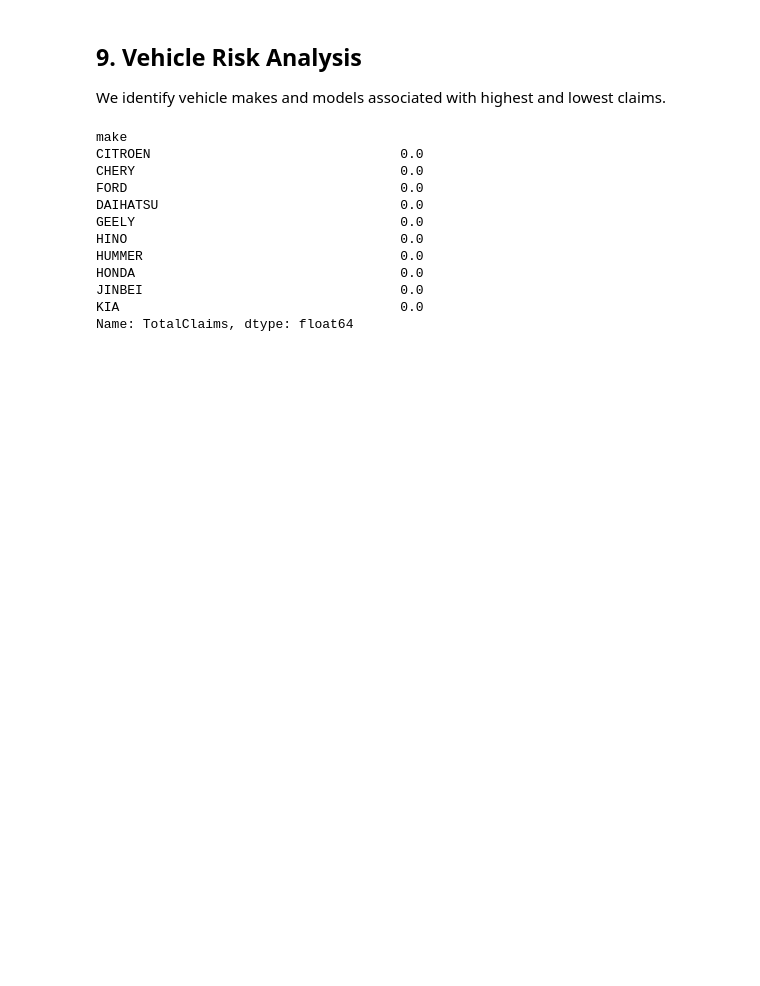
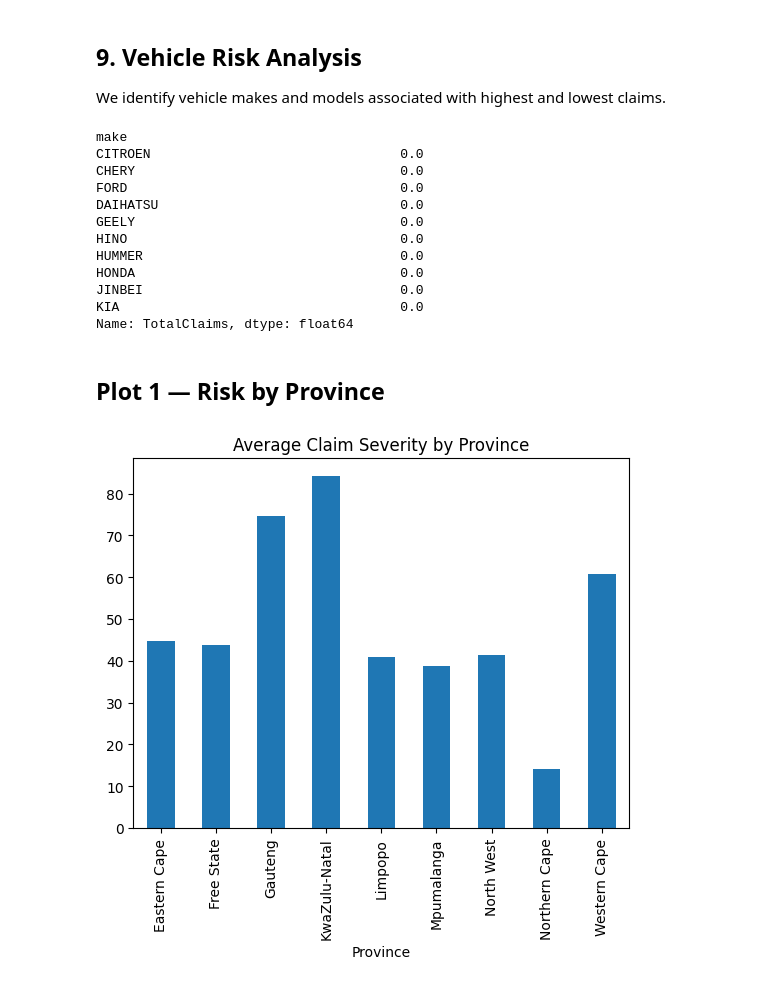
Before and after one commit to Redeat-Birhane/insurance-risk-analytics, a Jupyter notebook: notebooks/01_eda.ipynb, the cells around one changed output. Saved outputs shown, nothing was run; the diff lists cells and outputs as text; code cells hidden in the pictures; blank space fills up the shorter version.

Commit message:
docs: add final insights and key visualization summaries

```diff
--- a/notebooks/01_eda.ipynb
+++ b/notebooks/01_eda.ipynb
@@ -272,3 +272,11 @@ HONDA                                  0.0
 JINBEI                                 0.0
 KIA                                    0.0
 Name: TotalClaims, dtype: float64
+# %% [markdown]
+## Plot 1 — Risk by Province
+# %%
+df.groupby("Province")["TotalClaims"].mean().plot(kind="bar")
+plt.title("Average Claim Severity by Province")
+plt.show()
+# %% [output]
+[figure, added]
```
Also changed, not shown: parts of 4 cells of this notebook.
